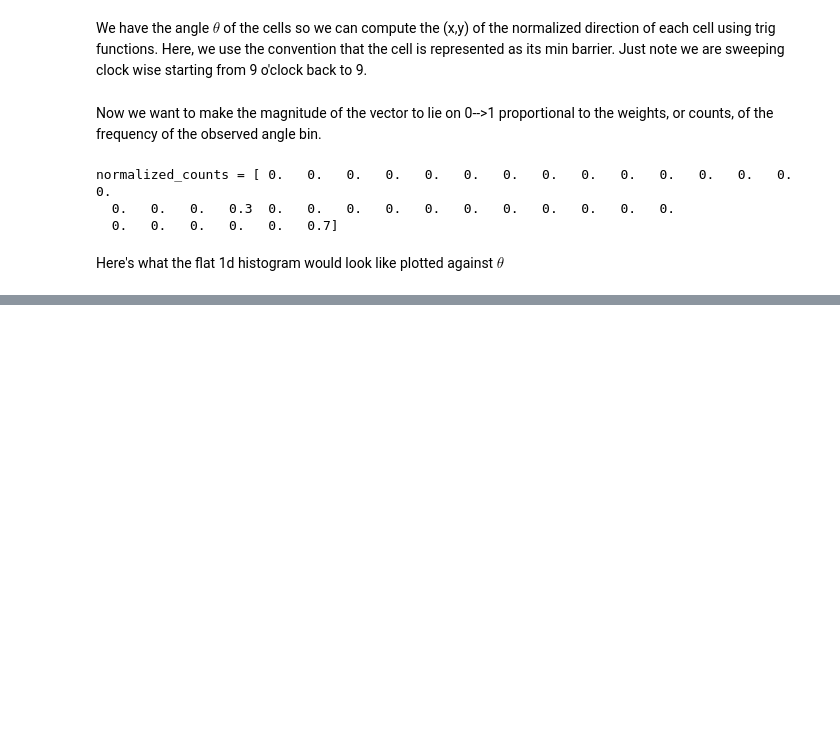
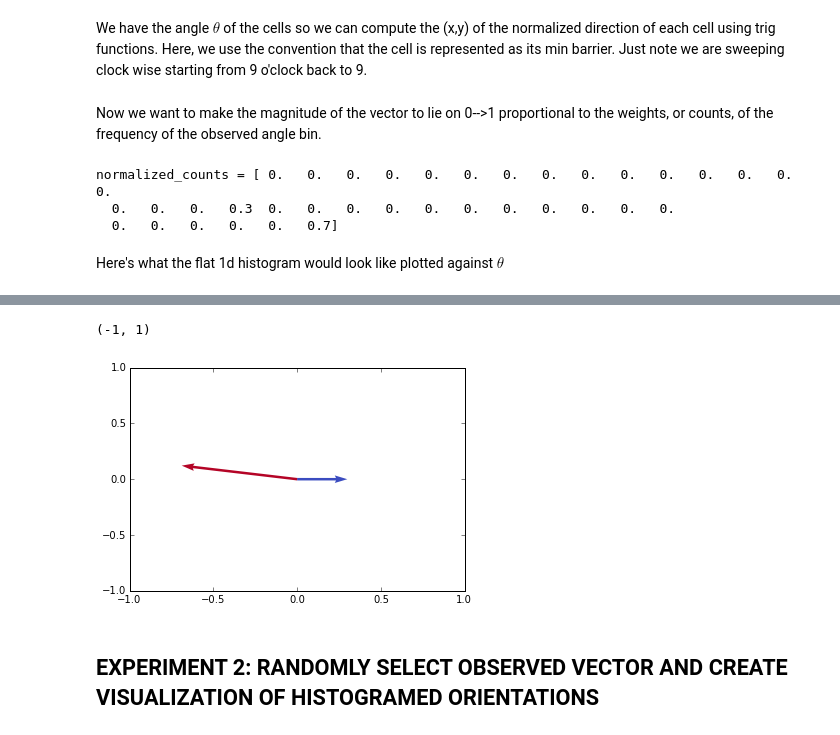
Before and after one commit to brandonmayer-zz/comt_testbed_notebooks, a Jupyter notebook: HOG.ipynb, the cells around one changed output, grey strips where cells are left out. Drawn from its saved outputs; the diff is of its cells as text; code cells hidden in the pictures; blank space fills up the shorter version.

```diff
--- a/HOG.ipynb
+++ b/HOG.ipynb
@@ -103,0 +104,25 @@ bins_deg = [-180. -170. -160. -150. -140. -130. -120. -110. -100.  -90.  -80.  -
+# %%
+nonzero_indices = np.nonzero(normalized_counts)
+nonzero_counts = normalized_counts[nonzero_indices]
+nonzero_ubins = ubins[nonzero_indices]*nonzero_counts
+nonzero_vbins = vbins[nonzero_indices]*nonzero_counts
+C = nonzero_counts
+plt.figure()
+nonzero_origin = np.zeros(len(nonzero_indices))
+plt.quiver(nonzero_origin,
+           nonzero_origin,
+           nonzero_ubins,
+           nonzero_vbins,
+           C,
+           cmap=plt.cm.coolwarm,
+           units='xy',
+           angles='xy',
+           scale_units='xy',
+           scale=1)
+plt.xlim(-1,1)
+plt.ylim(-1,1)
+# %% [output]
+(-1, 1)
+[figure, added]
+# %% [markdown]
+## EXPERIMENT 2: RANDOMLY SELECT OBSERVED VECTOR AND CREATE VISUALIZATION OF HISTOGRAMED ORIENTATIONS
```
Also changed, not shown: parts of 1 cell of this notebook.
